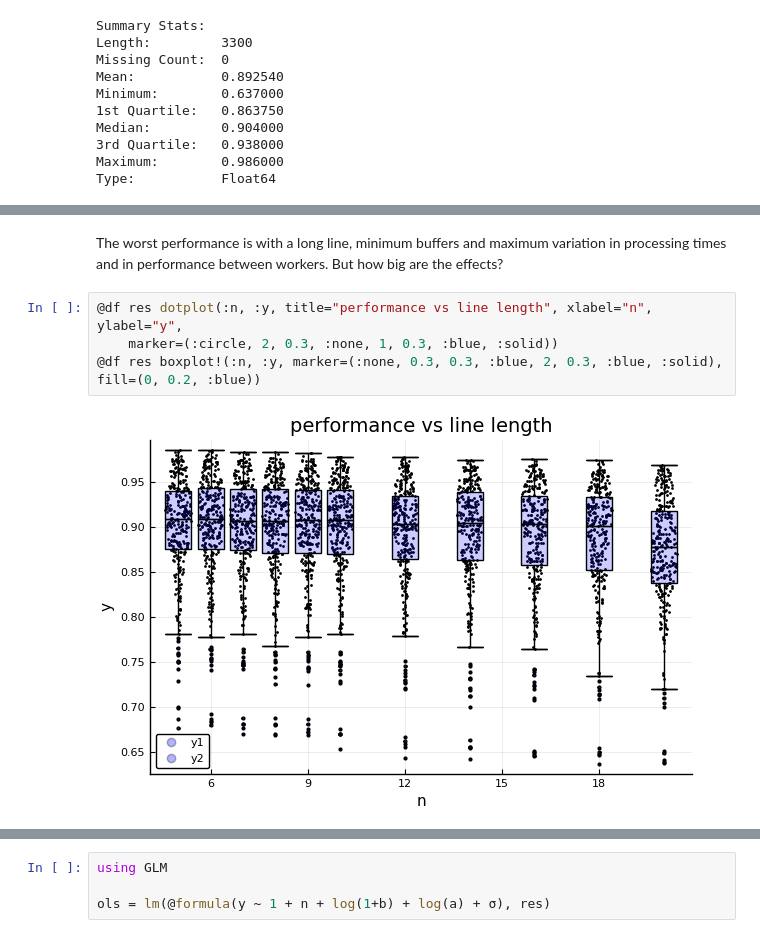
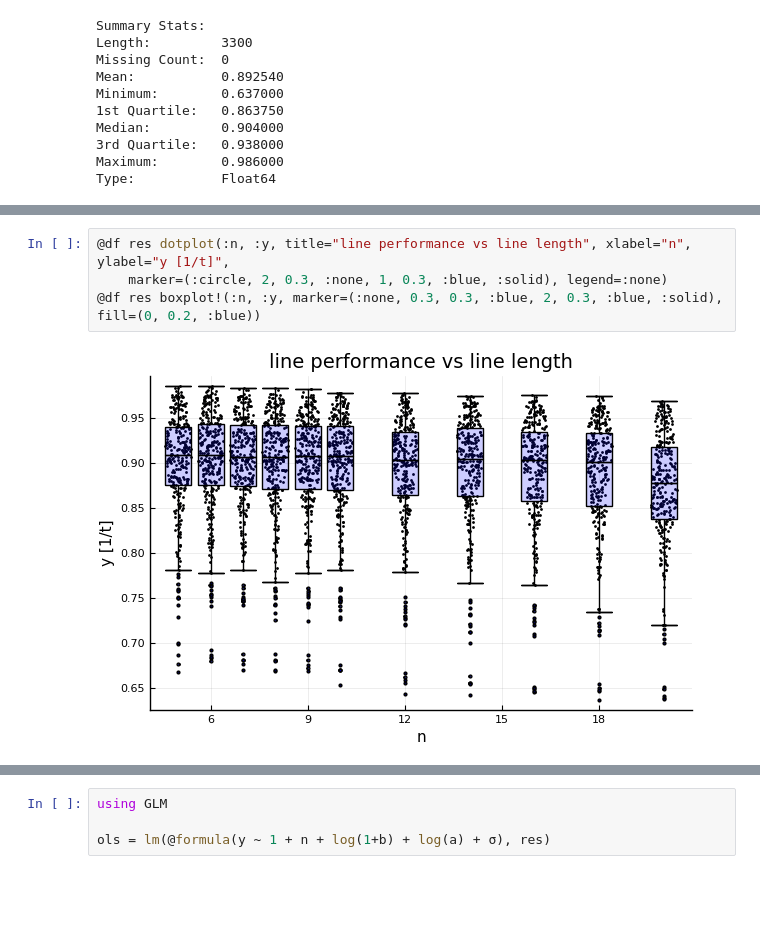
Before and after one commit to JuliaDynamics/DiscreteEvents.jl, a Jupyter notebook: docs/notebooks/dicegame.ipynb, the cells around one changed output, grey strips where cells are left out. Drawn from its saved outputs; the diff is of its cells as text; blank space fills up the shorter version.

```diff
--- a/docs/notebooks/dicegame.ipynb
+++ b/docs/notebooks/dicegame.ipynb
@@ -300,9 +298,7 @@ res[y .== minimum(y), :]
-# %% [markdown]
-The worst performance is with a long line, minimum buffers and maximum variation in processing times and in performance between workers. But how big are the effects?
 # %%
-@df res dotplot(:n, :y, title="performance vs line length", xlabel="n", ylabel="y",
-    marker=(:circle, 2, 0.3, :none, 1, 0.3, :blue, :solid))
+@df res dotplot(:n, :y, title="line performance vs line length", xlabel="n", ylabel="y [1/t]",
+    marker=(:circle, 2, 0.3, :none, 1, 0.3, :blue, :solid), legend=:none)
 @df res boxplot!(:n, :y, marker=(:none, 0.3, 0.3, :blue, 2, 0.3, :blue, :solid), fill=(0, 0.2, :blue))
 # %% [output]
-[figure, old version]
+[figure, new version]
 # %%
```
Also changed, not shown: parts of 25 cells of this notebook, 23 other files.
